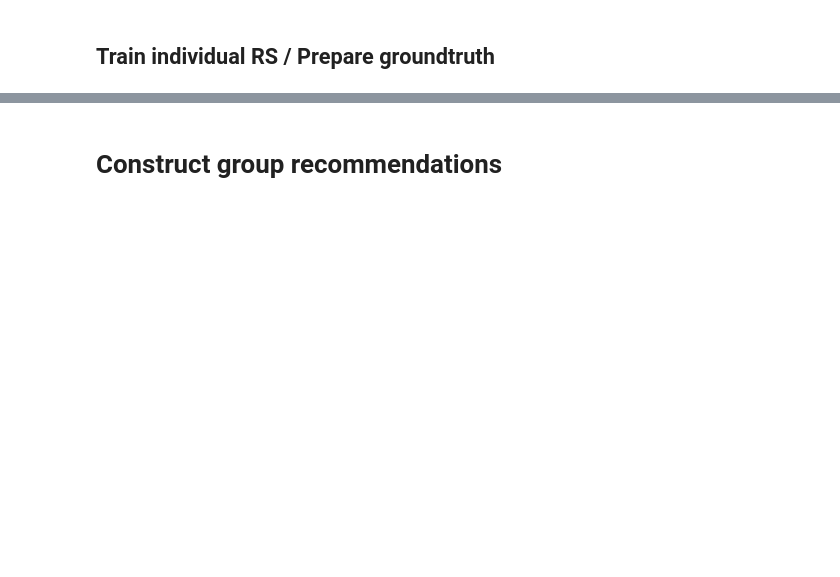
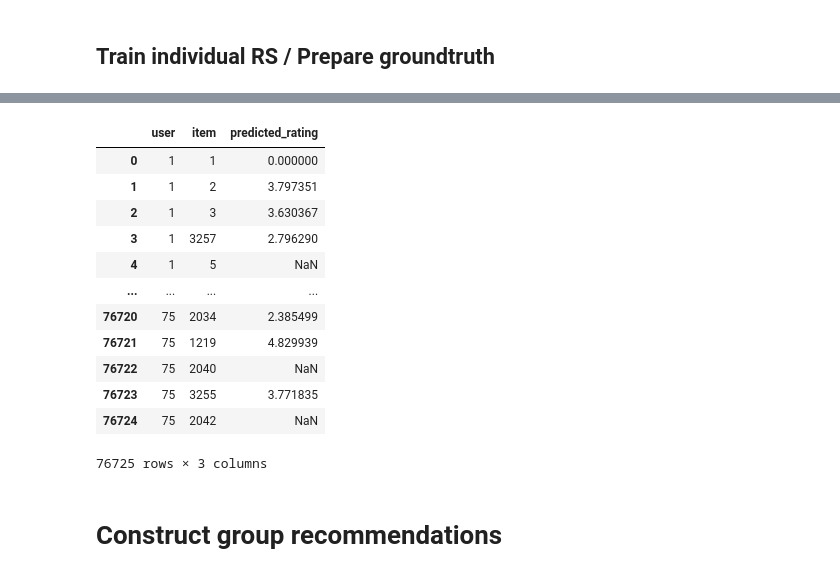
Before and after one commit to barnap/group-recommenders-offline-evaluation, a Jupyter notebook: grs_evaluation_final_ml1m.ipynb, the cells around one changed output, grey strips where cells are left out. Drawn from its saved outputs; the diff is of its cells as text; code cells hidden in the pictures; blank space fills up the shorter version.

```diff
--- a/grs_evaluation_final_ml1m.ipynb
+++ b/grs_evaluation_final_ml1m.ipynb
@@ -97,4 +130,5 @@ if group_types == "SYNTHETIC":
 else:
     print("ERROR: incorrect config file!")
 print(datetime.now(), "Done!")
+test_pred_df
 # %% [output]
@@ -118,3 +152,16 @@ Done!
+|  | user | item | predicted_rating |
+| 0 | 1 | 1 | 0.000000 |
+| 1 | 1 | 2 | 3.797351 |
+| 2 | 1 | 3 | 3.630367 |
+| 3 | 1 | 3257 | 2.796290 |
+| 4 | 1 | 5 | NaN |
+| ... | ... | ... | ... |
+| 76720 | 75 | 2034 | 2.385499 |
+| 76721 | 75 | 1219 | 4.829939 |
+| 76722 | 75 | 2040 | NaN |
+| 76723 | 75 | 3255 | 3.771835 |
+| 76724 | 75 | 2042 | NaN |
+76725 rows × 3 columns
 # %% [markdown]
 # Construct group recommendations
 # %%
```
Also changed, not shown: parts of 5 cells of this notebook, 3 other files.
